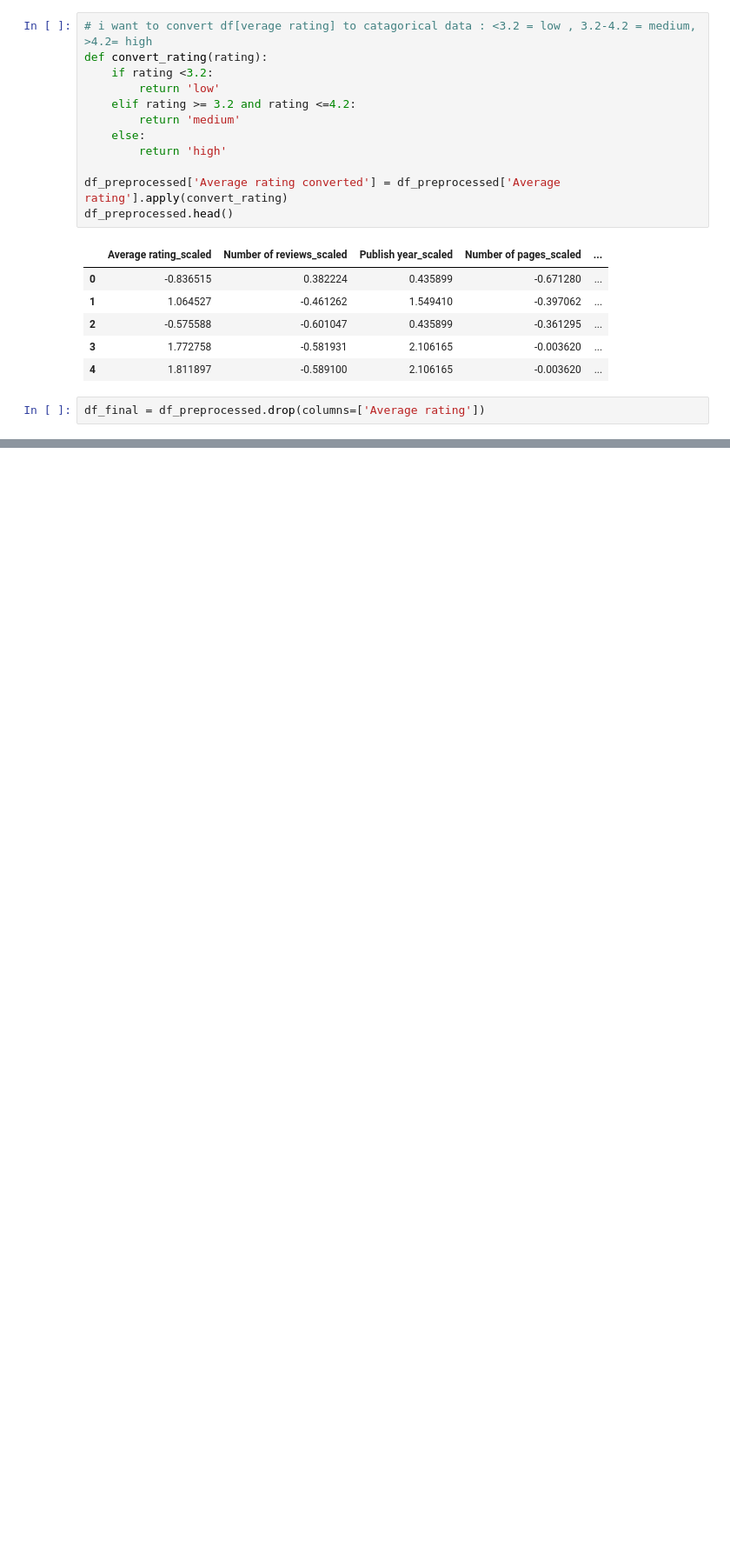
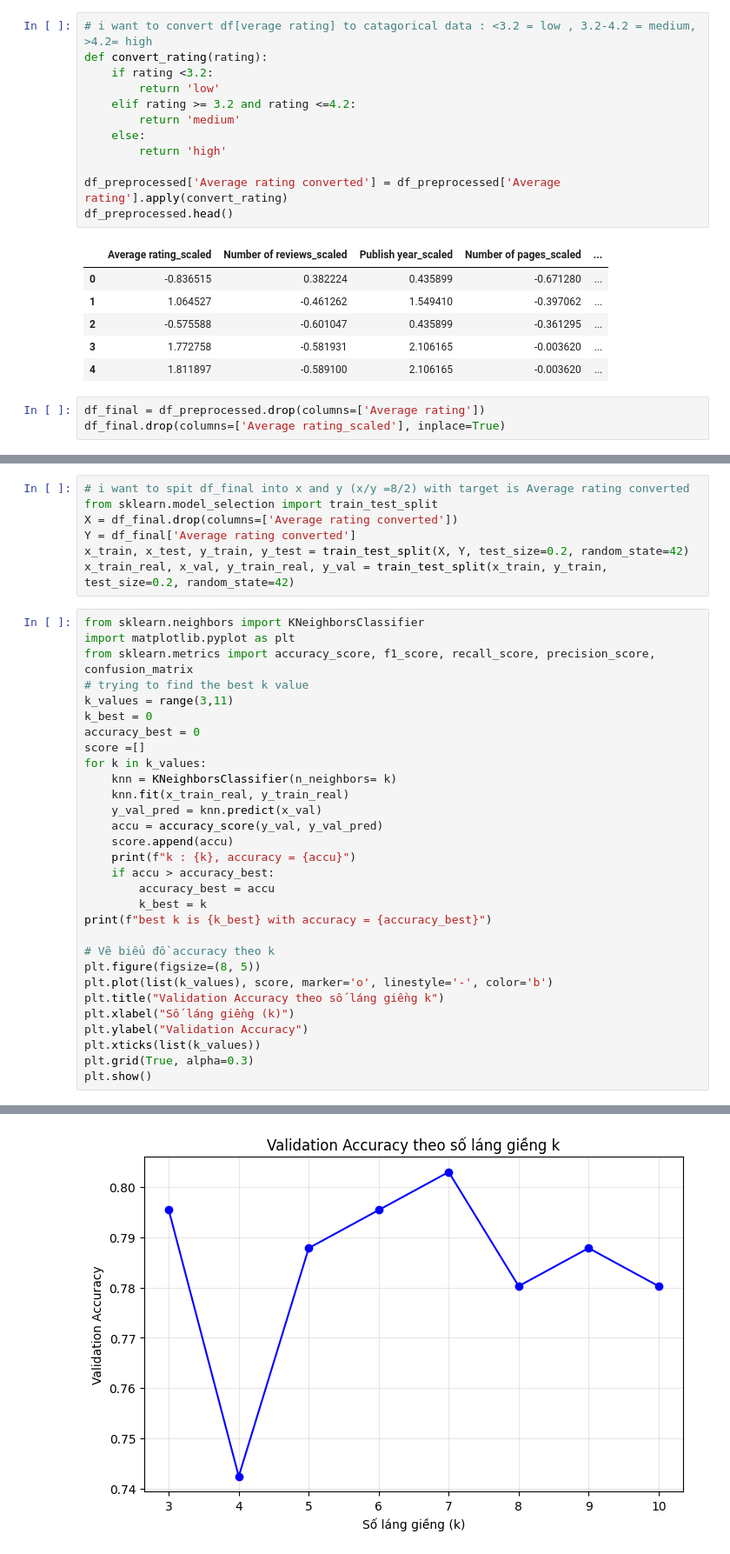
Before and after one commit to ducankk4/CrawlBook, a Jupyter notebook: KNN.ipynb, the cells around one changed output, grey strips where cells are left out. Shown at 87% size. Drawn from its saved outputs; the diff is of its cells as text; blank space fills up the shorter version.

```diff
--- a/KNN.ipynb
+++ b/KNN.ipynb
@@ -57,3 +57,4 @@ df_preprocessed.head()
 | 4 | 1.811897 | -0.589100 | 2.106165 | -0.003620 | ... |
 # %%
 df_final = df_preprocessed.drop(columns=['Average rating'])
+df_final.drop(columns=['Average rating_scaled'], inplace=True)
@@ -59,0 +72,38 @@ df_final = df_preprocessed.drop(columns=['Average rating'])
+# %%
+# i want to spit df_final into x and y (x/y =8/2) with target is Average rating converted
+from sklearn.model_selection import train_test_split
+X = df_final.drop(columns=['Average rating converted'])
+Y = df_final['Average rating converted']
+x_train, x_test, y_train, y_test = train_test_split(X, Y, test_size=0.2, random_state=42)
+x_train_real, x_val, y_train_real, y_val = train_test_split(x_train, y_train, test_size=0.2, random_state=42)
+# %%
+from sklearn.neighbors import KNeighborsClassifier
+import matplotlib.pyplot as plt
+from sklearn.metrics import accuracy_score, f1_score, recall_score, precision_score, confusion_matrix
+# trying to find the best k value
+k_values = range(3,11)
+k_best = 0
+accuracy_best = 0
+score =[]
+for k in k_values:
+    knn = KNeighborsClassifier(n_neighbors= k)
+    knn.fit(x_train_real, y_train_real)
+    y_val_pred = knn.predict(x_val)
+    accu = accuracy_score(y_val, y_val_pred)
+    score.append(accu)
+    print(f"k : {k}, accuracy = {accu}")
+    if accu > accuracy_best:
+        accuracy_best = accu
+        k_best = k
+print(f"best k is {k_best} with accuracy = {accuracy_best}")
+
+# Vẽ biểu đồ accuracy theo k
+plt.figure(figsize=(8, 5))
+plt.plot(list(k_values), score, marker='o', linestyle='-', color='b')
+plt.title("Validation Accuracy theo số láng giềng k")
+plt.xlabel("Số láng giềng (k)")
+plt.ylabel("Validation Accuracy")
+plt.xticks(list(k_values))
+plt.grid(True, alpha=0.3)
+plt.show()
+# %% [output]
@@ -59,0 +119 @@ df_final = df_preprocessed.drop(columns=['Average rating'])
+[figure, added]
```
Also changed, not shown: parts of 8 cells of this notebook.
